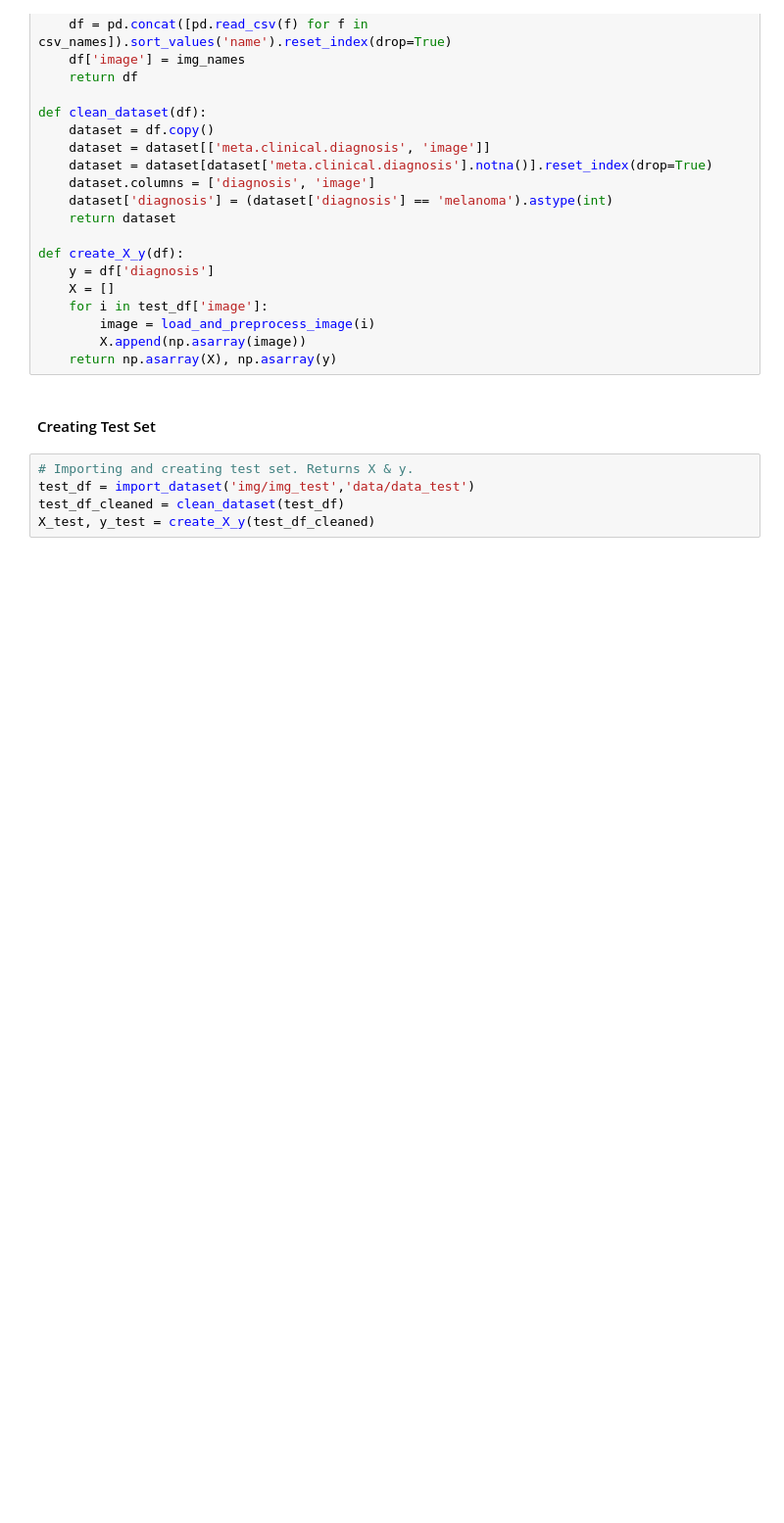
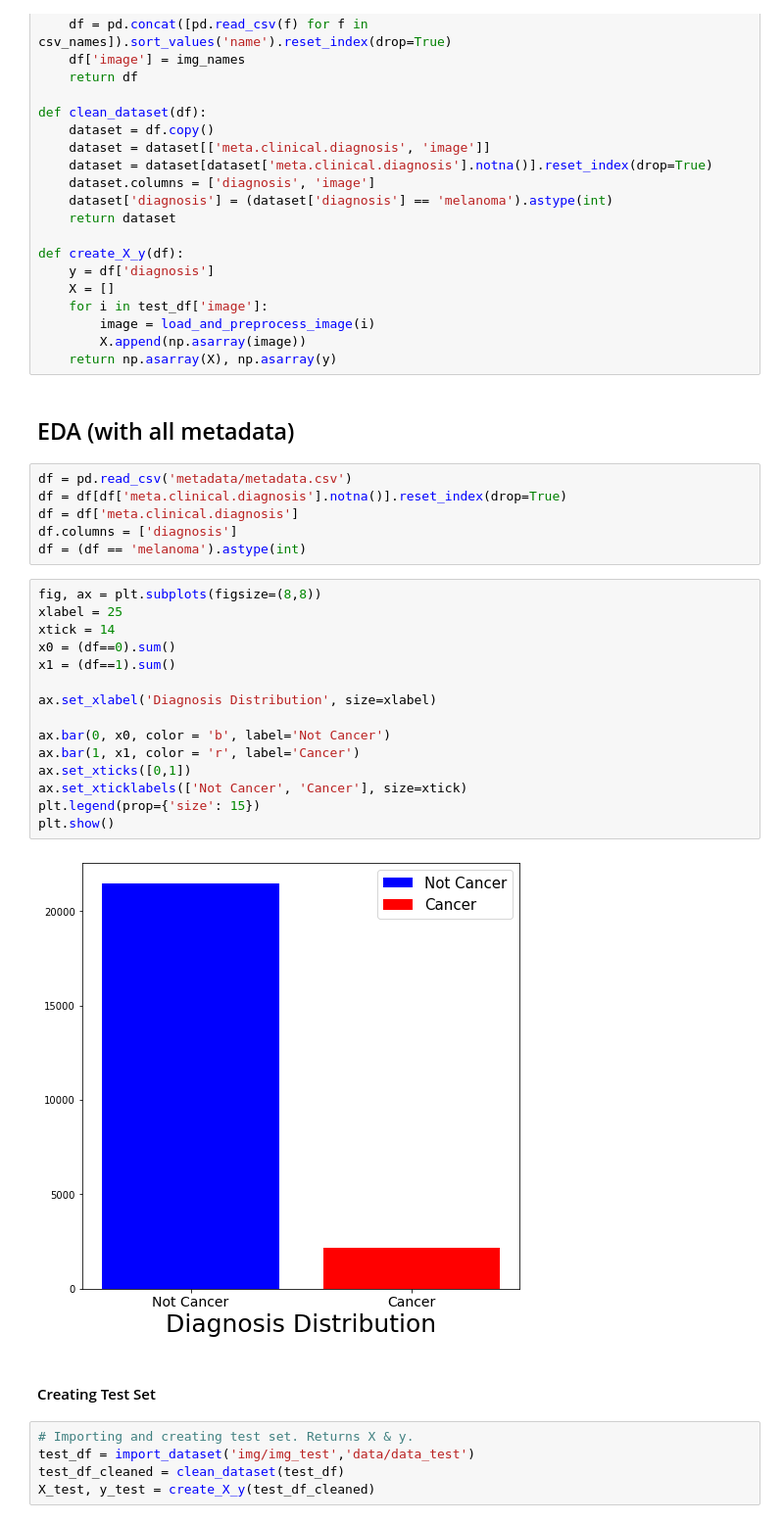
Before and after one commit to taksug229/cancer-image-recognition, a Jupyter notebook: Cancer image recognition.ipynb, the cells around one changed output. Shown at 98% size. Saved outputs shown, nothing was run; the diff lists cells and outputs as text; blank space fills up the shorter version.

```diff
--- a/Cancer image recognition.ipynb
+++ b/Cancer image recognition.ipynb
@@ -60,6 +59,31 @@ def create_X_y(df):
         image = load_and_preprocess_image(i)
         X.append(np.asarray(image))
     return np.asarray(X), np.asarray(y)
+# %% [markdown]
+## EDA (with all metadata)
+# %%
+df = pd.read_csv('metadata/metadata.csv')
+df = df[df['meta.clinical.diagnosis'].notna()].reset_index(drop=True)
+df = df['meta.clinical.diagnosis']
+df.columns = ['diagnosis']
+df = (df == 'melanoma').astype(int)
+# %%
+fig, ax = plt.subplots(figsize=(8,8))
+xlabel = 25
+xtick = 14
+x0 = (df==0).sum()
+x1 = (df==1).sum()
+
+ax.set_xlabel('Diagnosis Distribution', size=xlabel)
+
+ax.bar(0, x0, color = 'b', label='Not Cancer')
+ax.bar(1, x1, color = 'r', label='Cancer')
+ax.set_xticks([0,1])
+ax.set_xticklabels(['Not Cancer', 'Cancer'], size=xtick)
+plt.legend(prop={'size': 15})
+plt.show()
+# %% [output]
+[figure, added]
 # %% [markdown]
 #### Creating Test Set
 # %%
```
Also changed, not shown: parts of 2 cells of this notebook, 1 other file.
